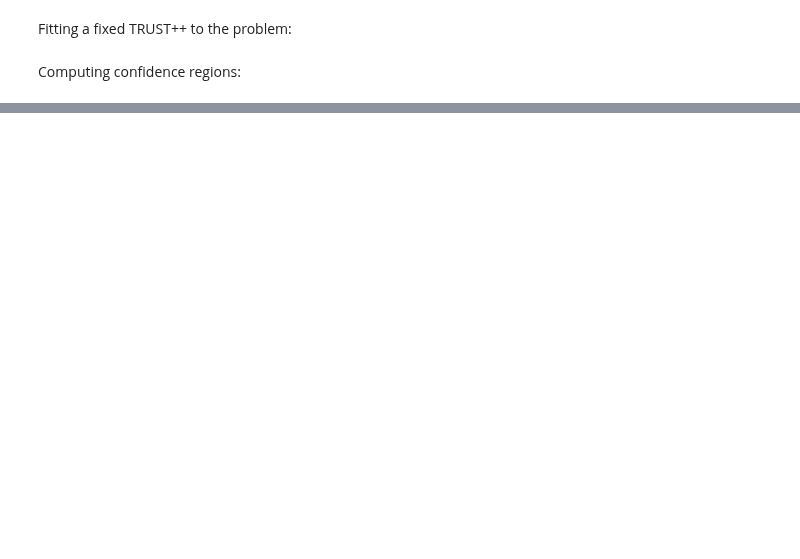
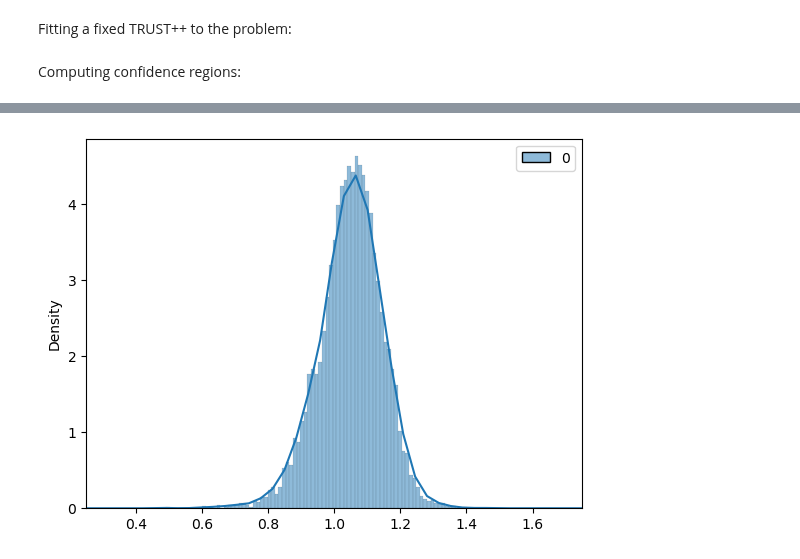
Before and after one commit to Monoxido45/CSI, a Jupyter notebook: experiments/lfi_tests.ipynb, the cells around one changed output, grey strips where cells are left out. Saved outputs shown, nothing was run; the diff lists cells and outputs as text; code cells hidden in the pictures; blank space fills up the shorter version.

```diff
--- a/experiments/lfi_tests.ipynb
+++ b/experiments/lfi_tests.ipynb
@@ -339,3 +352,13 @@ array([-0.1148708,  0.8162369, -0.8814423, -0.7390032,  0.7132186],
+# %%
+thetas_nflow = nflow_post.sample(X, num_samples = 10000)
+# %%
+# posterior probability for all theta
+import seaborn as sns
+sns.histplot(thetas_nflow, kde = True, stat = "density")
+plt.xlim(0.25, 1.75)
+plt.show()
+# %% [output]
+[figure, added]
 # %%
 waldo_conf = waldo_score.predict(res_thetas, X = X, cutoffs = waldo_cutoffs)
 bff_conf = bff_score.predict(res_thetas, X = X, cutoffs = bf_cutoffs)
```
Also changed, not shown: parts of 25 cells of this notebook, 1 other file.
